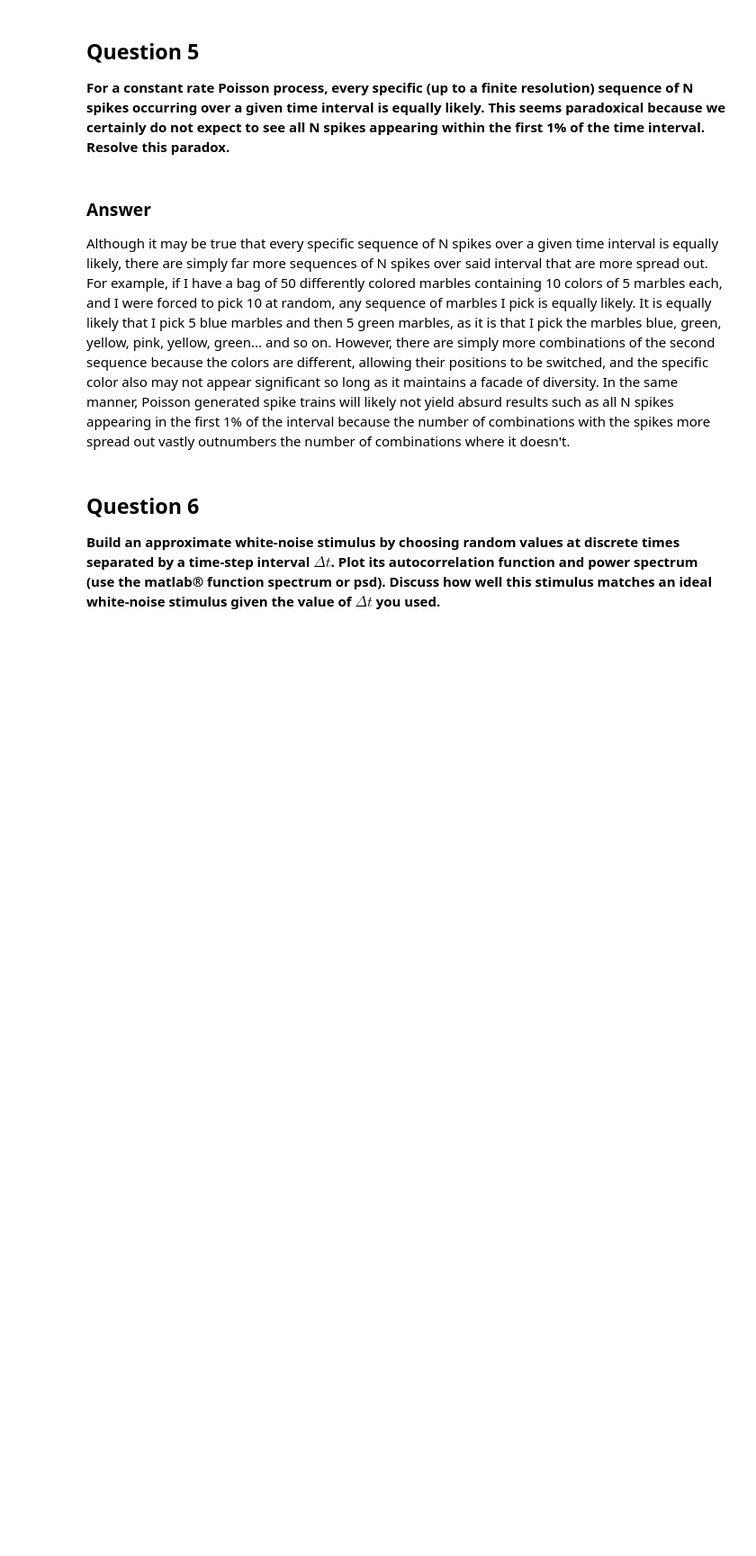
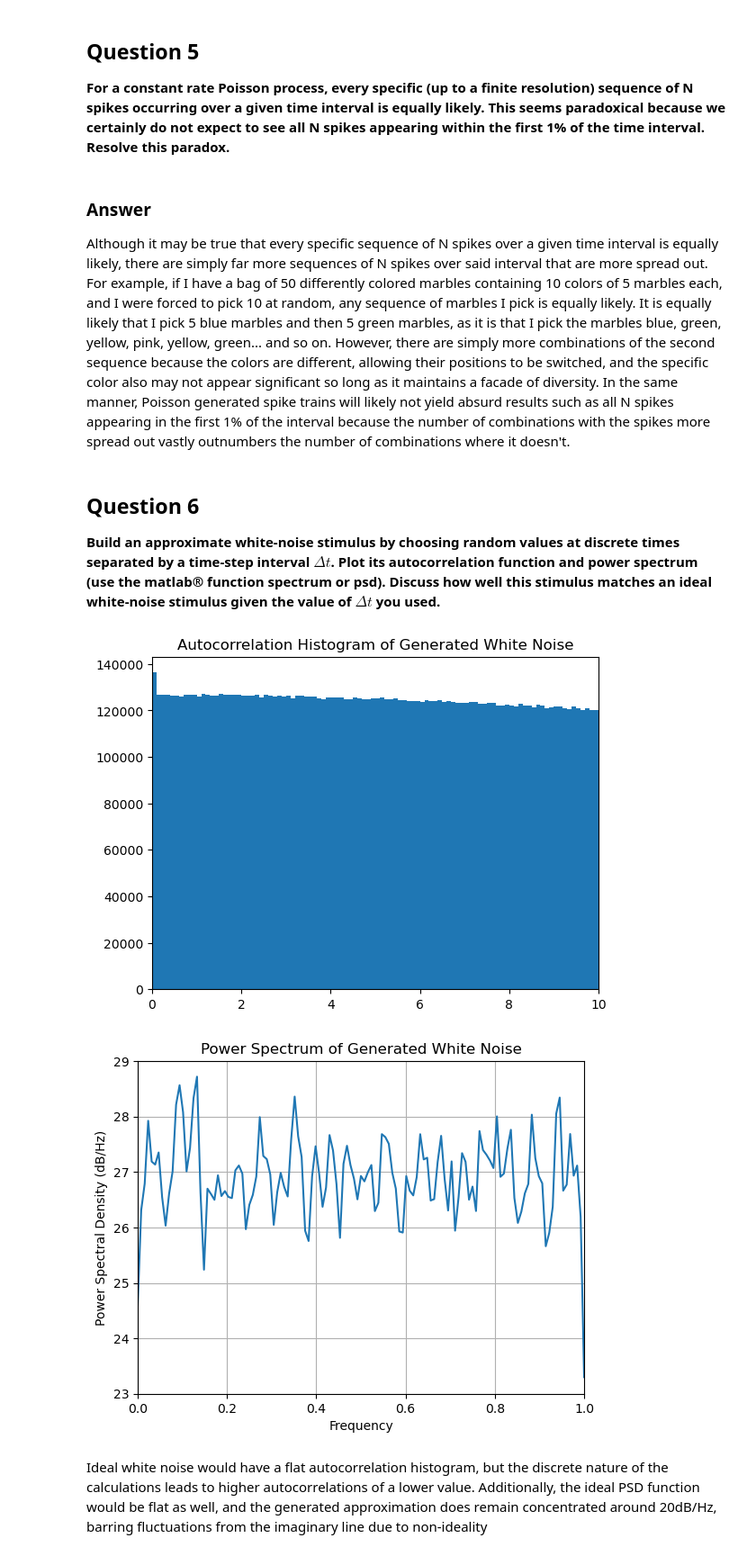
Before and after one commit to Manu-Yenikapati/Theoretical-Neuroscience-by-Dayan-Abbott, a Jupyter notebook: Chapter 1 - Firing Rates and Spike Statistics.ipynb, the cells around one changed output. Shown at 90% size. Drawn from its saved outputs; the diff is of its cells as text; code cells hidden in the pictures; blank space fills up the shorter version.

```diff
--- a/Chapter 1 - Firing Rates and Spike Statistics.ipynb
+++ b/Chapter 1 - Firing Rates and Spike Statistics.ipynb
@@ -295,3 +294,23 @@ Although it may be true that every specific sequence of N spikes over a given ti
 # %% [markdown]
 ## **Question 6**
 **Build an approximate white-noise stimulus by choosing random values at discrete times separated by a time-step interval $\Delta t$. Plot its autocorrelation function and power spectrum (use the matlab® function spectrum or psd). Discuss how well this stimulus matches an ideal white-noise stimulus given the value of $\Delta t$ you used.**
+# %%
+def generate_white_noise(T, dt, variance):
+    return np.random.normal(scale=np.sqrt(variance / dt), size= int(T / dt))
+
+white_noise = generate_white_noise(T, dt, variance=0.5)
+
+plt.figure()
+plt.hist(autocorrelation_histogram(white_noise), bins=100, range=(0,T))
+plt.title("Autocorrelation Histogram of Generated White Noise")
+plt.xlim(0, T)
+plt.show()
+
+plt.psd(white_noise)
+plt.xlim(0, 1)
+plt.title("Power Spectrum of Generated White Noise");
+# %% [output]
+[figure, added]
+[figure, added]
+# %% [markdown]
+Ideal white noise would have a flat autocorrelation histogram, but the discrete nature of the calculations leads to higher autocorrelations of a lower value. Additionally, the ideal PSD function would be flat as well, and the generated approximation does remain concentrated around 20dB/Hz, barring fluctuations from the imaginary line due to non-ideality
```
Also changed, not shown: parts of 13 cells of this notebook.
